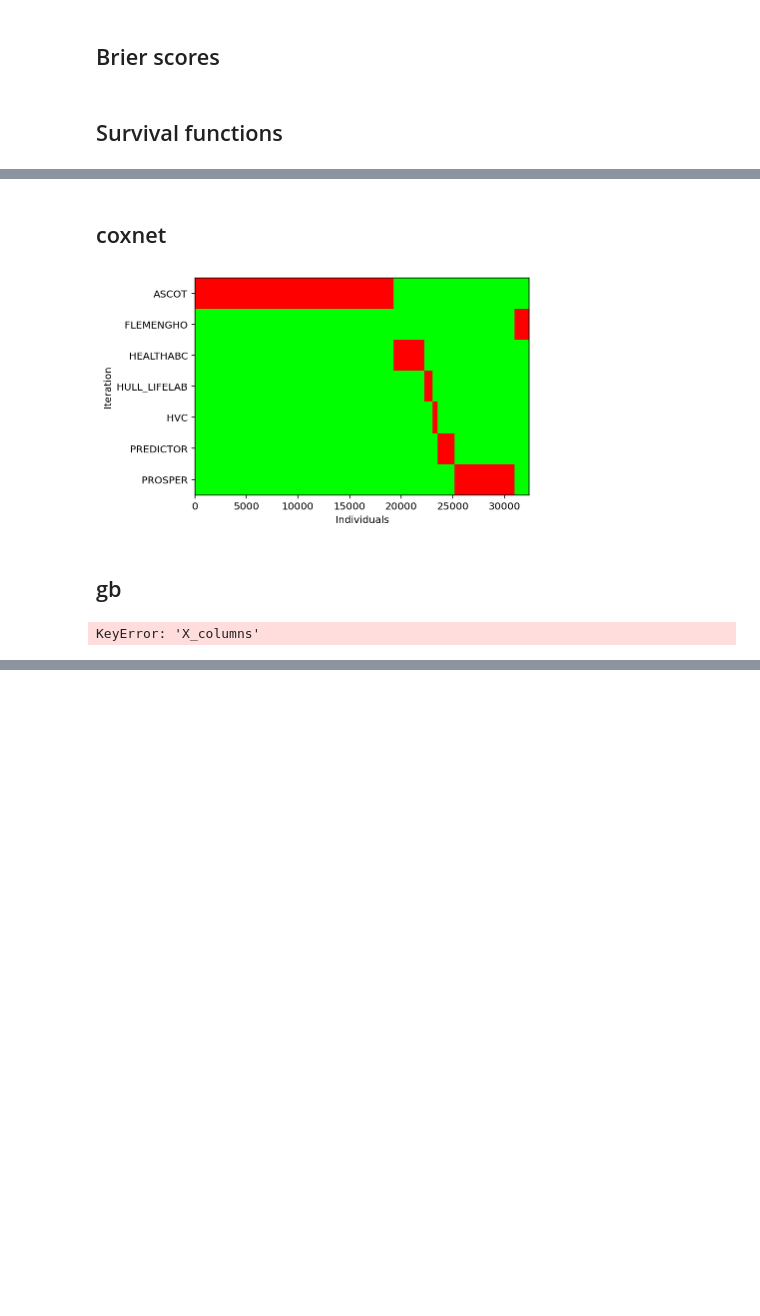
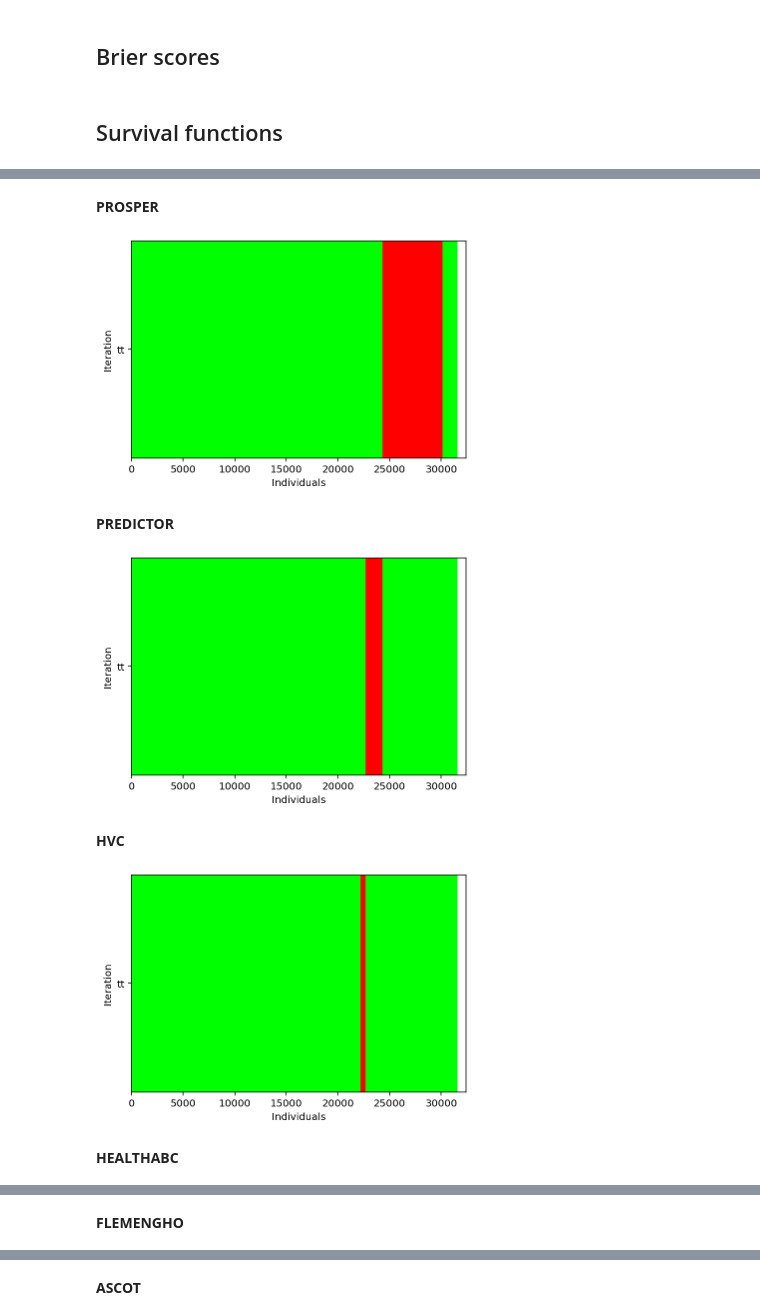
Before and after one commit to harel-coffee/incidence-hf-auto, a Jupyter notebook: prediction.ipynb, the cells around one changed output, grey strips where cells are left out. Saved outputs shown, nothing was run; the diff lists cells and outputs as text; code cells hidden in the pictures; blank space fills up the shorter version.

```diff
--- a/prediction.ipynb
+++ b/prediction.ipynb
@@ -30,7 +30,7 @@ pyplot.rcParams['figure.facecolor'] = 'white'
 The autoreload extension is already loaded. To reload it, use:
   %reload_ext autoreload
 # %%
-metadata = load_metadata()
-data = load_data(metadata)
+data, metadata, X, y = get_variables_cached()
+
 raw_data = load_raw_data()
 raw_data_subset = raw_data.loc[data.index]
@@ -210,27 +200,20 @@ print(yaml.dump(to_json_serializable(metrics_group)))
 # %% [markdown]
 # Hyperparams feature importance
 # %%
+from hcve_lib.tracking import get_study
 import optuna
 from mlflow import set_tracking_uri
-from run_lco_optimized import METHODS_DEFINITIONS
-
+from pipelines import get_pipelines
 set_tracking_uri('http://localhost:5000')
 
 runs = get_completed_runs('lco_optimized')
 
-for method_name in METHODS_DEFINITIONS.keys():
+for method_name in get_pipelines().keys():
     h2(method_name)
     last_run = get_last_run(runs, is_root_run(runs) & (runs['tags.method_name'] == method_name))
     study = get_study(last_run['run_id'])
     print(study.best_trial.user_attrs['hyperparameters'])
     optuna.visualization.plot_optimization_history(study).show()
-    # optuna.visualization.plot_edf(study).show()
-    # optuna.visualization.plot_param_importances(result).show()
-    # optuna.visualization.plot_parallel_coordinate(study).show()
-# %%
-runs = get_completed_runs('lco')
-last_run = get_last_run(runs, is_root_run(runs) & (runs['tags.method_name'] == 'coxnet'))
-result = load_pickled_artifact(last_run['run_id'], 'result')
 # %% [markdown]
 ## Brier scores
 # %%
@@ -300,7 +285,7 @@ from hcve_lib.custom_types import FoldPrediction, Target
 from hcve_lib.utils import split_data
 import numpy as np
 
-runs_lm = get_completed_runs('lm')
+runs_lm = get_completed_runs('lco')
 root_runs = runs_lm[is_root_run(runs_lm)]
 
 for run_name in root_runs['tags.mlflow.runName'].unique():
@@ -312,8 +297,7 @@ for run_name in root_runs['tags.mlflow.runName'].unique():
     out = np.ones((len(last_train_runs), len(X_all_index), 3), dtype='float')
 
 
-    def train_test_fold(data, fold: FoldPrediction, metadata) -> Tuple[DataFrame, Target]:
-        return data[fold['X_columns']], get_survival_y(data, fold['y_column'], metadata)
+
     run_names = []
     for number, (index, run) in enumerate(last_train_runs.iterrows()):
         try:
@@ -352,35 +329,48 @@ coxnet FLEMENGHO
 # %%
+from mlflow import get_experiment_by_name
 from hcve_lib.data import get_survival_y
 from typing import Tuple
 from hcve_lib.custom_types import FoldPrediction, Target
 from hcve_lib.utils import split_data
 import numpy as np
 
-runs_lco = get_completed_runs('lco')
-root_runs = runs_lco[is_root_run(runs_lco)]
 
-for run_name in root_runs['tags.mlflow.runName'].unique():
-    h2(run_name)
-    last_run = get_last_run(root_runs, root_runs['tags.mlflow.runName'] == run_name)
-    last_result = load_pickled_artifact(last_run['run_id'], 'result')
+def plot_splits(last_result):
     X_all_index = data.index
     out = np.ones((len(last_result.keys()), len(X_all_index), 3), dtype='float')
 
     run_names = []
     for number, (name, fold) in enumerate(last_result.items()):
         row = X_all_index.to_numpy().copy()
         X_train, y_train, X_test, y_test = split_data(*train_test_fold(data, fold, metadata), fold)
         out[number][np.isin(row, X_train.index)] = (0,1,0)
         out[number][np.isin(row, X_test.index)] = (1,0,0)
         run_names.append(name)
 
     pyplot.imshow(out, aspect='auto', interpolation='none')
     pyplot.xlabel('Individuals')
     pyplot.yticks(ticks=list(range(len(run_names))), labels=run_names)
     pyplot.ylabel('Iteration')
     pyplot.show()
+
+# runs = get_completed_runs('lco')
+# last_run = runs[is_root_run(runs)].iloc[0]
+# last_result = load_pickled_artifact(last_run['run_id'], 'result')
+# plot_splits(last_result)
+
+runs = mlflow.search_runs(
+        get_experiment_by_name('optimized_lco').experiment_id)
+last_root_run = runs[is_root_run(runs)].iloc[0]
+nested_runs = get_children_runs(runs, last_root_run.run_id).iloc
+for nested_run in nested_runs:
+    b(nested_run['tags.mlflow.runName'])
+    last_result = load_pickled_artifact(nested_run['run_id'], 'result')
+    plot_splits(last_result)
 # %% [output]
-coxnet
+PROSPER
-[figure, old version]
+[figure, new version]
-gb
+PREDICTOR
-KeyError: 'X_columns'
+[figure, added]
+HVC
+[figure, added]
+HEALTHABC
@@ -386,0 +378 @@ KeyError: 'X_columns'
+FLEMENGHO
@@ -386,0 +380 @@ KeyError: 'X_columns'
+ASCOT
```
Also changed, not shown: parts of 15 cells of this notebook, 23 other files.
